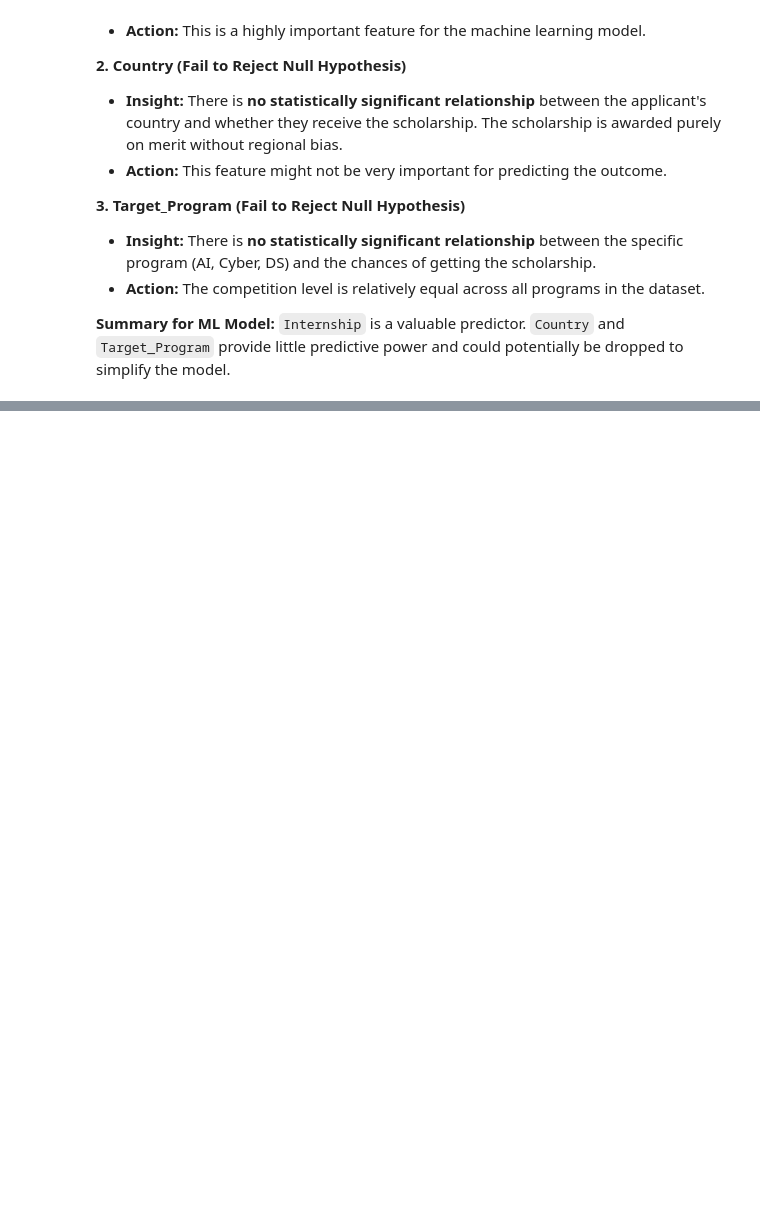
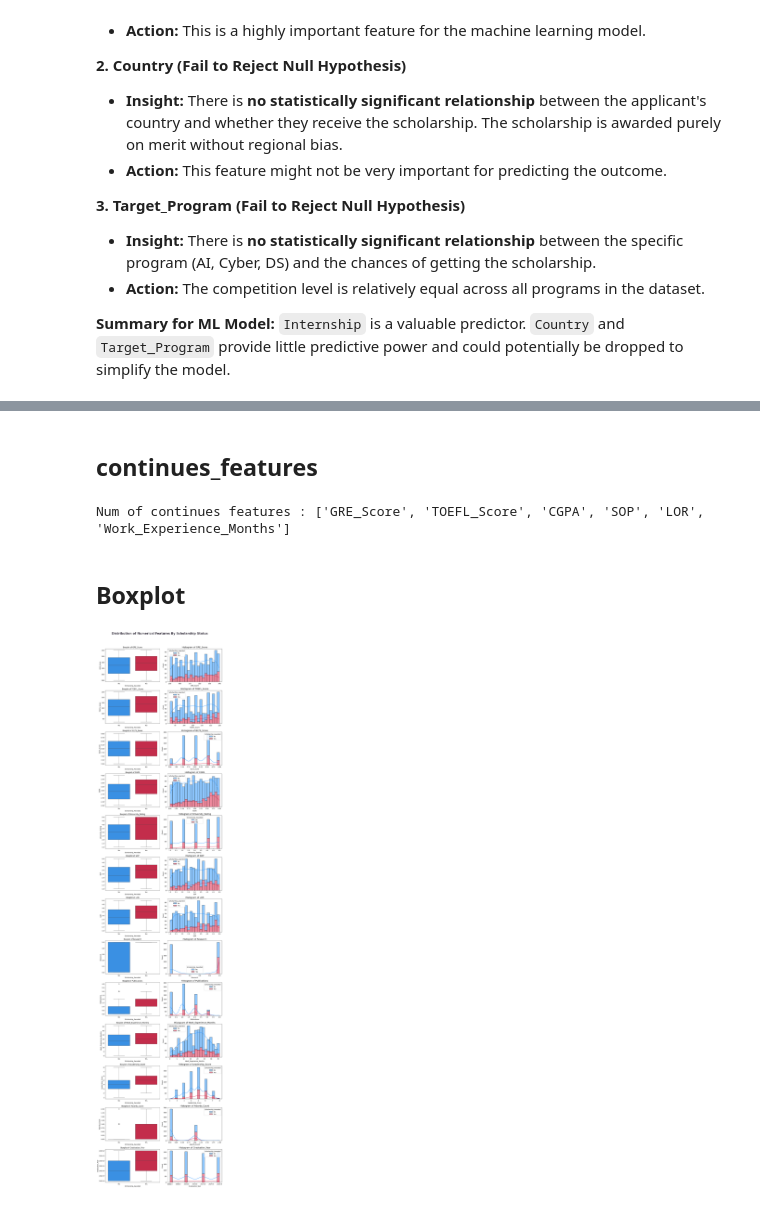
Before and after one commit to Shakib2002/Erasmus-Mundus-Scholarship-Possibilities-Prediction, a Jupyter notebook: notebook/1_EDA_Scholarship.ipynb, the cells around one changed output, grey strips where cells are left out. Drawn from its saved outputs; the diff is of its cells as text; code cells hidden in the pictures; blank space fills up the shorter version.

```diff
--- a/notebook/1_EDA_Scholarship.ipynb
+++ b/notebook/1_EDA_Scholarship.ipynb
@@ -339,0 +363,37 @@ When testing if categorical columns are correlated with `Scholarship_Awarded`:
+# %% [markdown]
+## continues_features
+# %%
+continues_features=[feature for feature in numeric_features if len(df[feature].unique())>=10]
+print('Num of continues features :',continues_features)
+# %% [output]
+Num of continues features : ['GRE_Score', 'TOEFL_Score', 'CGPA', 'SOP', 'LOR', 'Work_Experience_Months']
+# %% [markdown]
+## Boxplot
+# %%
+clr1 = ['#1E90FF', '#DC143C']
+
+# Dynamically size the grid based on how many numeric features we have (13 rows, 2 columns)
+num_plots = len(numeric_features)
+fig, ax = plt.subplots(num_plots, 2, figsize=(12, 4 * num_plots))
+
+# Fixed title
+fig.suptitle('Distribution of Numerical Features By Scholarship Status', color='#3C3744',
+             fontsize=20, fontweight='bold', ha='center', y=1.0)
+
+for i, col in enumerate(numeric_features):
+    # Boxplot
+    # Replaced 'case_status' with 'Scholarship_Awarded'
+    sns.boxplot(data=df, x='Scholarship_Awarded', y=col, palette=clr1, ax=ax[i,0])
+    ax[i,0].set_title(f'Boxplot of {col}', fontsize=12)
+
+    # Histogram
+    # Replaced 'case_status' with 'Scholarship_Awarded'
+    sns.histplot(data=df, x=col, hue='Scholarship_Awarded', bins=20, kde=True,
+                 multiple='stack', palette=clr1, ax=ax[i,1])
+    ax[i,1].set_title(f'Histogram of {col}', fontsize=14)
+
+fig.tight_layout()
+fig.subplots_adjust(top=0.97) # Gives the main title some breathing room
+# plt.savefig('images/multivariate_num.png')
+# %% [output]
+[figure, added]
```
Also changed, not shown: parts of 59 cells of this notebook, 3 other files.
